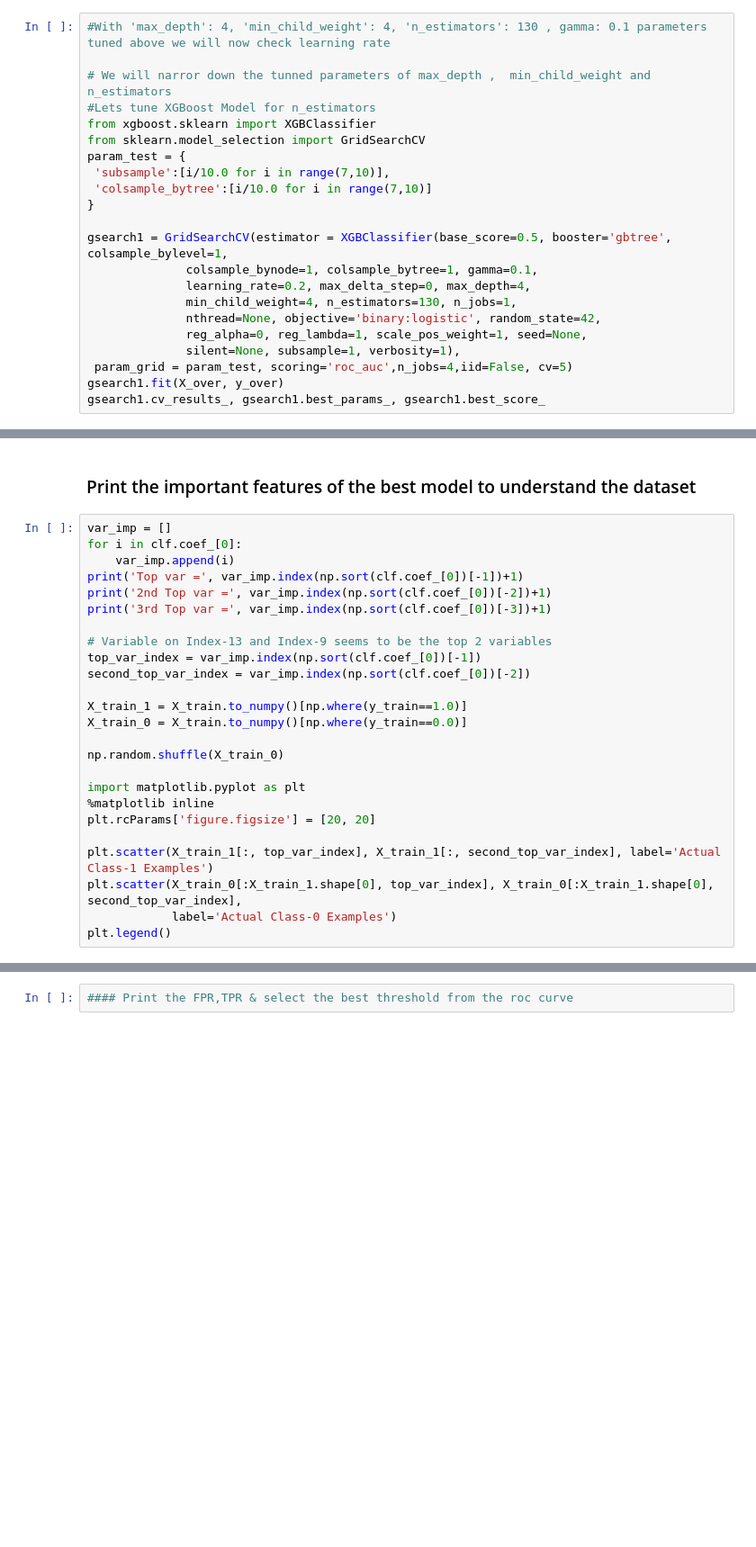
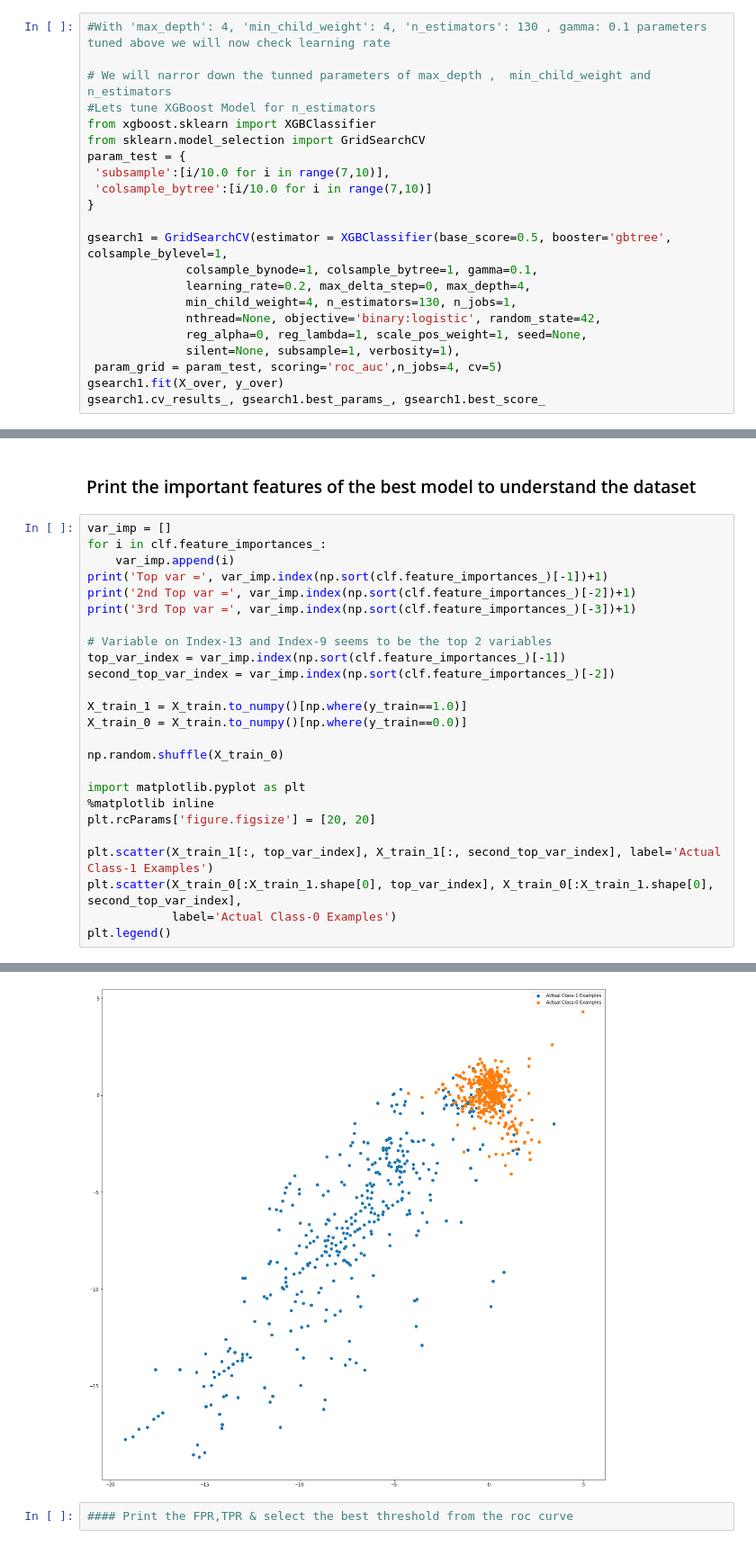
Before and after one commit to RahulAgre/CC_FraudDetection_Capstone, a Jupyter notebook: Credit_card_fraud_detection_CapstoneProject.ipynb, the cells around one changed output, grey strips where cells are left out. Shown at 90% size. Drawn from its saved outputs; the diff is of its cells as text; blank space fills up the shorter version.

Commit message:
Printing the important features of the dataset

```diff
--- a/Credit_card_fraud_detection_CapstoneProject.ipynb
+++ b/Credit_card_fraud_detection_CapstoneProject.ipynb
@@ -2073,6 +2075,6 @@ gsearch1 = GridSearchCV(estimator = XGBClassifier(base_score=0.5, booster='gbtre
               nthread=None, objective='binary:logistic', random_state=42,
               reg_alpha=0, reg_lambda=1, scale_pos_weight=1, seed=None,
               silent=None, subsample=1, verbosity=1),
- param_grid = param_test, scoring='roc_auc',n_jobs=4,iid=False, cv=5)
+ param_grid = param_test, scoring='roc_auc',n_jobs=4, cv=5)
 gsearch1.fit(X_over, y_over)
 gsearch1.cv_results_, gsearch1.best_params_, gsearch1.best_score_
@@ -2135,15 +2163,15 @@ print("XGBoost threshold: {0}".format(threshold))
 ### Print the important features of the best model to understand the dataset
 # %%
 var_imp = []
-for i in clf.coef_[0]:
+for i in clf.feature_importances_:
     var_imp.append(i)
-print('Top var =', var_imp.index(np.sort(clf.coef_[0])[-1])+1)
-print('2nd Top var =', var_imp.index(np.sort(clf.coef_[0])[-2])+1)
-print('3rd Top var =', var_imp.index(np.sort(clf.coef_[0])[-3])+1)
+print('Top var =', var_imp.index(np.sort(clf.feature_importances_)[-1])+1)
+print('2nd Top var =', var_imp.index(np.sort(clf.feature_importances_)[-2])+1)
+print('3rd Top var =', var_imp.index(np.sort(clf.feature_importances_)[-3])+1)
 
 # Variable on Index-13 and Index-9 seems to be the top 2 variables
-top_var_index = var_imp.index(np.sort(clf.coef_[0])[-1])
-second_top_var_index = var_imp.index(np.sort(clf.coef_[0])[-2])
+top_var_index = var_imp.index(np.sort(clf.feature_importances_)[-1])
+second_top_var_index = var_imp.index(np.sort(clf.feature_importances_)[-2])
 
 X_train_1 = X_train.to_numpy()[np.where(y_train==1.0)]
 X_train_0 = X_train.to_numpy()[np.where(y_train==0.0)]
@@ -2158,3 +2186,4 @@ plt.scatter(X_train_1[:, top_var_index], X_train_1[:, second_top_var_index], lab
 plt.scatter(X_train_0[:X_train_1.shape[0], top_var_index], X_train_0[:X_train_1.shape[0], second_top_var_index],
             label='Actual Class-0 Examples')
 plt.legend()
+# %% [output]
@@ -2161,3 +2194,4 @@ plt.legend()
+[figure, added]
 # %%
 #### Print the FPR,TPR & select the best threshold from the roc curve
 # %%
```
Also changed, not shown: parts of 9 cells of this notebook.
